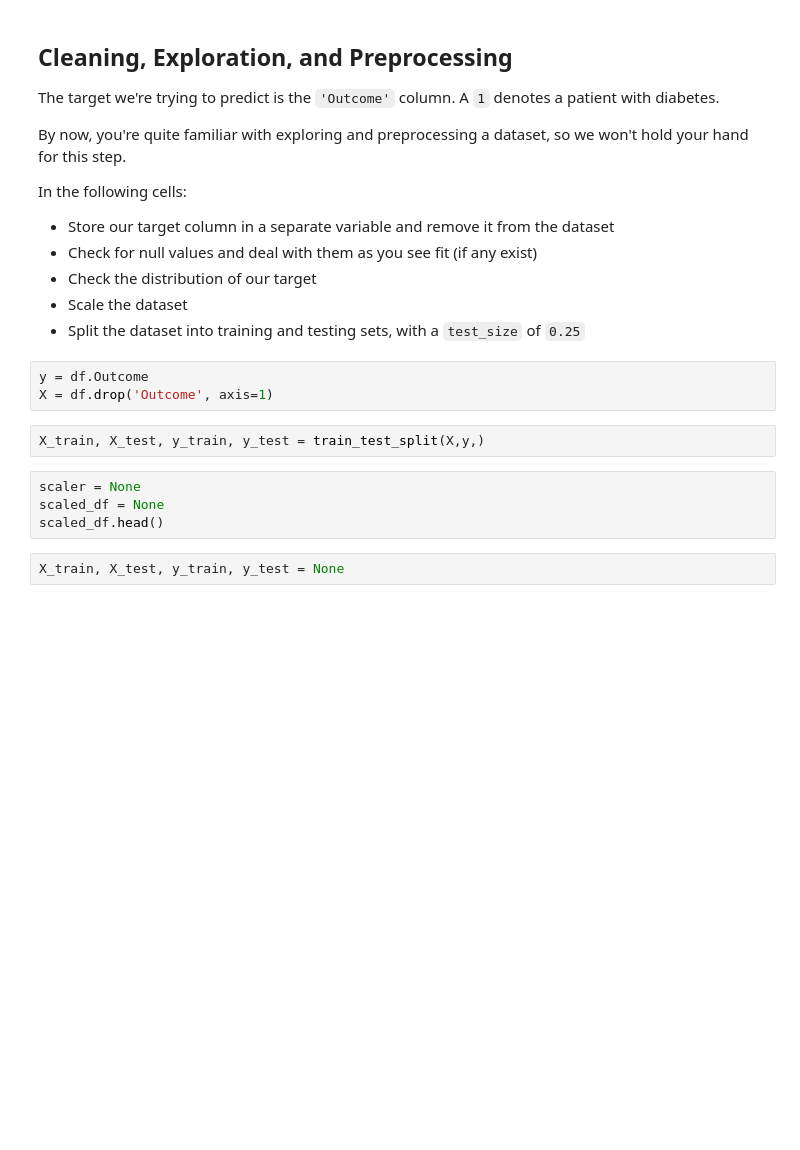
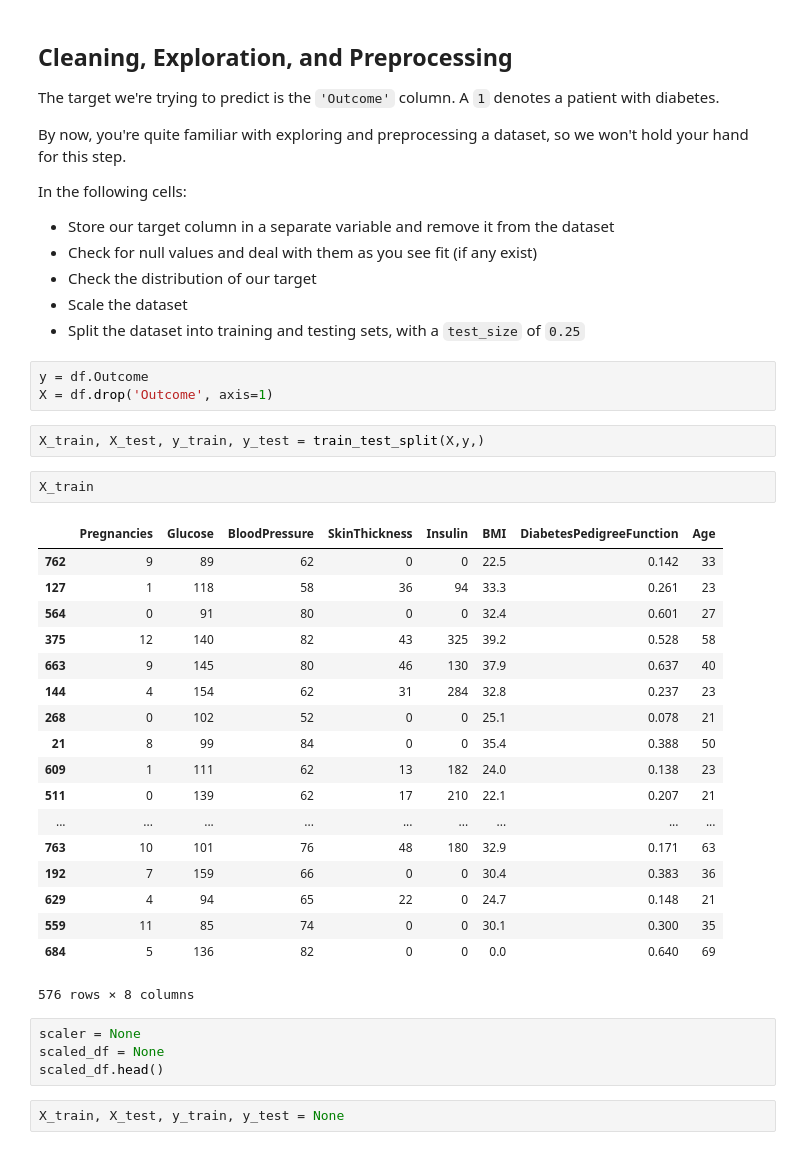
Before and after one commit to AlludedCrabb/dsc-3-32-09-gradient-boosting-lab-seattle-ds-career-040119, a Jupyter notebook: index.ipynb, the cells around one changed output. Saved outputs shown, nothing was run; the diff lists cells and outputs as text; blank space fills up the shorter version.

```diff
--- a/index.ipynb
+++ b/index.ipynb
@@ -69,6 +69,27 @@ y = df.Outcome
 X = df.drop('Outcome', axis=1)
 # %%
 X_train, X_test, y_train, y_test = train_test_split(X,y,)
+# %%
+X_train
+# %% [output]
+|  | Pregnancies | Glucose | BloodPressure | SkinThickness | Insulin | BMI | DiabetesPedigreeFunction | Age |
+| 762 | 9 | 89 | 62 | 0 | 0 | 22.5 | 0.142 | 33 |
+| 127 | 1 | 118 | 58 | 36 | 94 | 33.3 | 0.261 | 23 |
+| 564 | 0 | 91 | 80 | 0 | 0 | 32.4 | 0.601 | 27 |
+| 375 | 12 | 140 | 82 | 43 | 325 | 39.2 | 0.528 | 58 |
+| 663 | 9 | 145 | 80 | 46 | 130 | 37.9 | 0.637 | 40 |
+| 144 | 4 | 154 | 62 | 31 | 284 | 32.8 | 0.237 | 23 |
+| 268 | 0 | 102 | 52 | 0 | 0 | 25.1 | 0.078 | 21 |
+| 21 | 8 | 99 | 84 | 0 | 0 | 35.4 | 0.388 | 50 |
+| 609 | 1 | 111 | 62 | 13 | 182 | 24.0 | 0.138 | 23 |
+| 511 | 0 | 139 | 62 | 17 | 210 | 22.1 | 0.207 | 21 |
+| ... | ... | ... | ... | ... | ... | ... | ... | ... |
+| 763 | 10 | 101 | 76 | 48 | 180 | 32.9 | 0.171 | 63 |
+| 192 | 7 | 159 | 66 | 0 | 0 | 30.4 | 0.383 | 36 |
+| 629 | 4 | 94 | 65 | 22 | 0 | 24.7 | 0.148 | 21 |
+| 559 | 11 | 85 | 74 | 0 | 0 | 30.1 | 0.300 | 35 |
+| 684 | 5 | 136 | 82 | 0 | 0 | 0.0 | 0.640 | 69 |
+576 rows × 8 columns
 # %%
 scaler = None
 scaled_df = None
```
